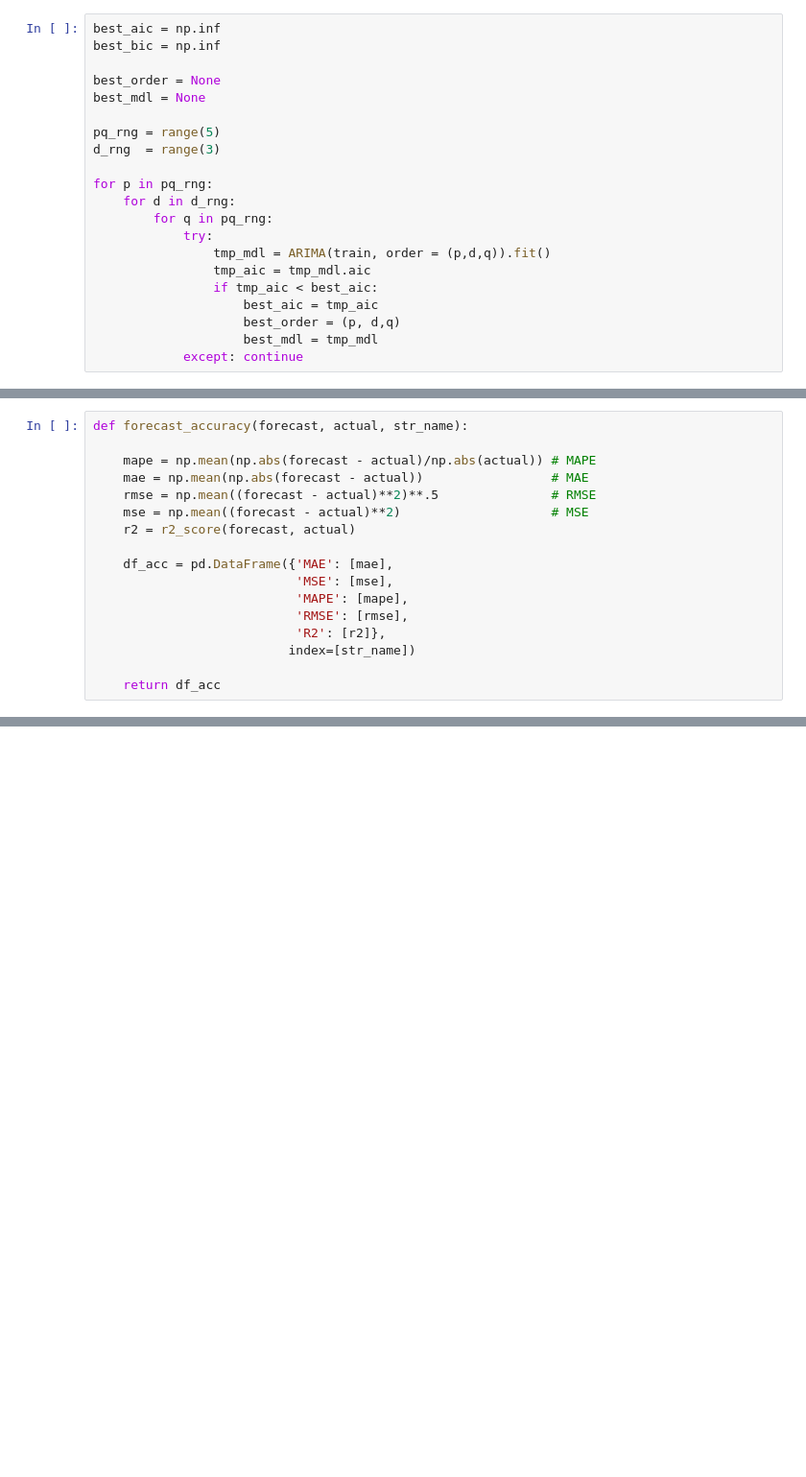
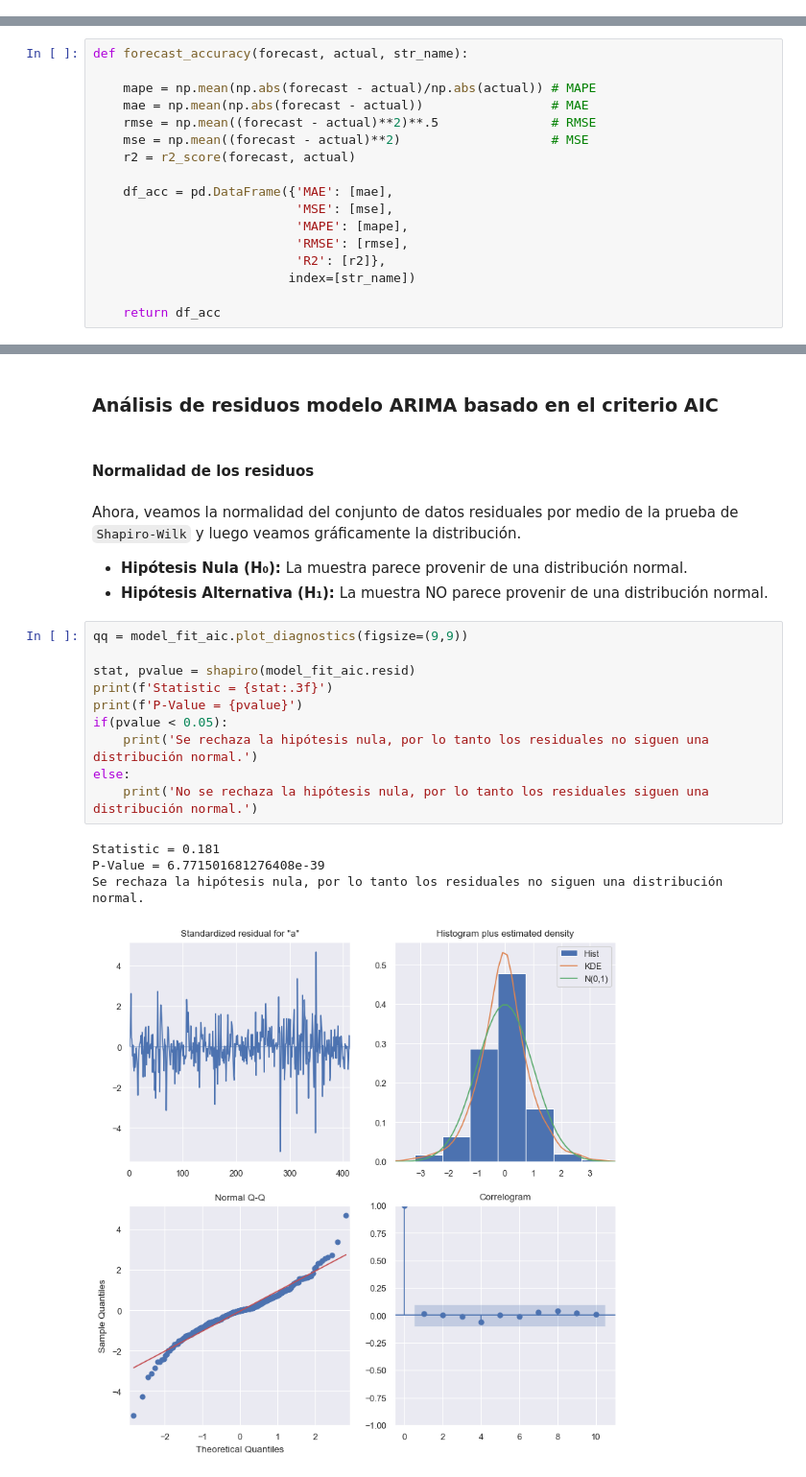
Before and after one commit to kmarcela11/VisualizacionCorte2, a Jupyter notebook: _sources/Act1_KC.ipynb, the cells around one changed output, grey strips where cells are left out. Shown at 96% size. Drawn from its saved outputs; the diff is of its cells as text; blank space fills up the shorter version.

```diff
--- a/_sources/Act1_KC.ipynb
+++ b/_sources/Act1_KC.ipynb
@@ -309,24 +327,3 @@ Ahora, se ajustará el modelo ARIMA para explorar diferentes combinaciones de ó
 # %%
 train_df = data[["adjclose"]][:train_size]
 test_df = data[["adjclose"]][train_size:train_size + n_test]
-# %%
-best_aic = np.inf
-best_bic = np.inf
-
-best_order = None
-best_mdl = None
-
-pq_rng = range(5)
-d_rng  = range(3)
-
-for p in pq_rng:
-    for d in d_rng:
-        for q in pq_rng:
-            try:
-                tmp_mdl = ARIMA(train, order = (p,d,q)).fit()
-                tmp_aic = tmp_mdl.aic
-                if tmp_aic < best_aic:
-                    best_aic = tmp_aic
-                    best_order = (p, d,q)
-                    best_mdl = tmp_mdl
-            except: continue
@@ -459,0 +645,24 @@ yhat28: list = arima_rolling(train_list, test28, order)
+# %% [markdown]
+### **Análisis de residuos modelo ARIMA basado en el criterio AIC**
+# %% [markdown]
+#### **Normalidad de los residuos**
+# %% [markdown]
+Ahora, veamos la normalidad del conjunto de datos residuales por medio de la prueba de `Shapiro-Wilk` y luego veamos gráficamente la distribución.
+
+- **Hipótesis Nula (H₀):** La muestra parece provenir de una distribución normal.
+- **Hipótesis Alternativa (H₁):** La muestra NO parece provenir de una distribución normal.
+# %%
+qq = model_fit_aic.plot_diagnostics(figsize=(9,9))
+
+stat, pvalue = shapiro(model_fit_aic.resid)
+print(f'Statistic = {stat:.3f}')
+print(f'P-Value = {pvalue}')
+if(pvalue < 0.05):
+    print('Se rechaza la hipótesis nula, por lo tanto los residuales no siguen una distribución normal.')
+else:
+    print('No se rechaza la hipótesis nula, por lo tanto los residuales siguen una distribución normal.')
+# %% [output]
+Statistic = 0.181
+P-Value = 6.771501681276408e-39
+Se rechaza la hipótesis nula, por lo tanto los residuales no siguen una distribución normal.
+[figure, added]
```
Also changed, not shown: parts of 136 cells of this notebook, 15 other files.
